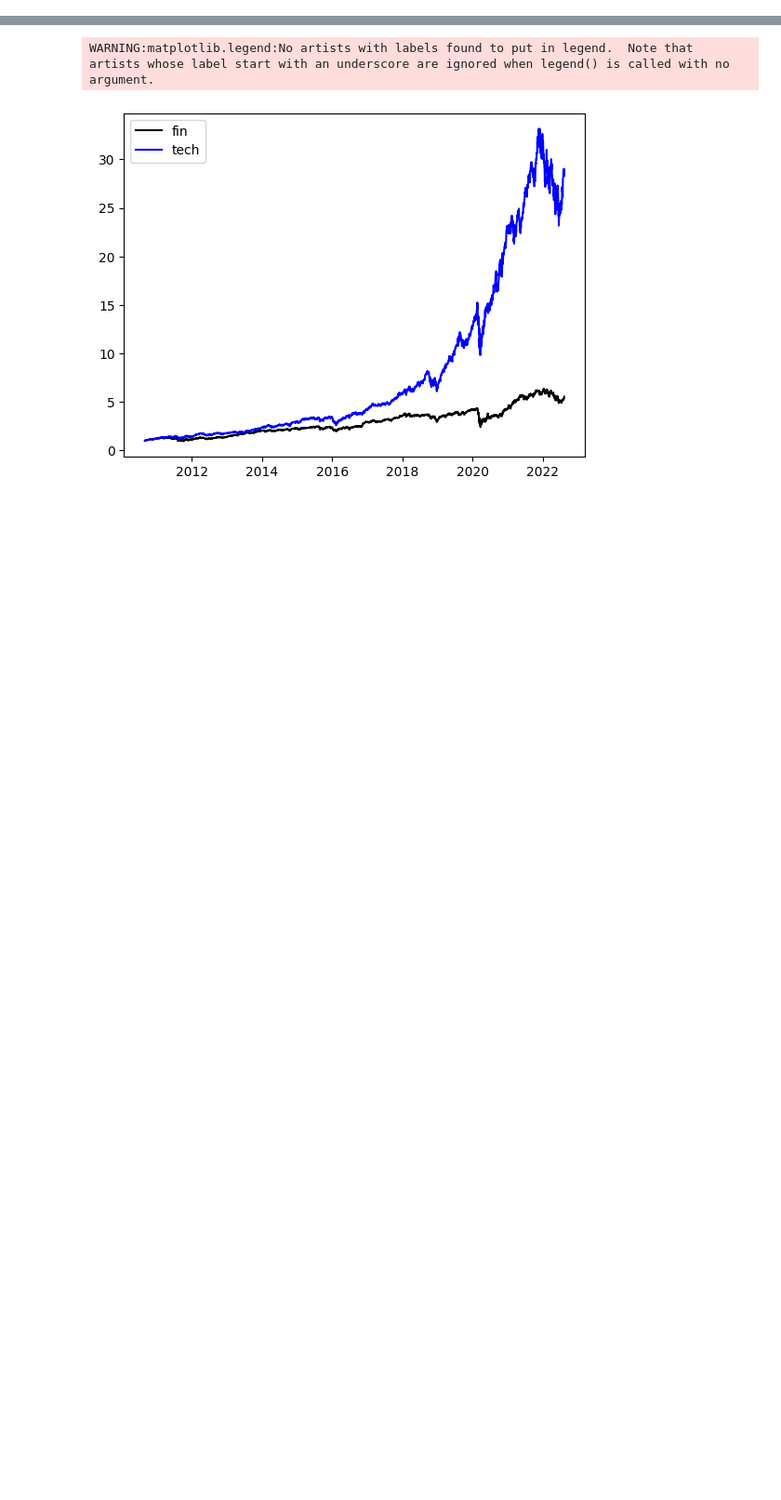
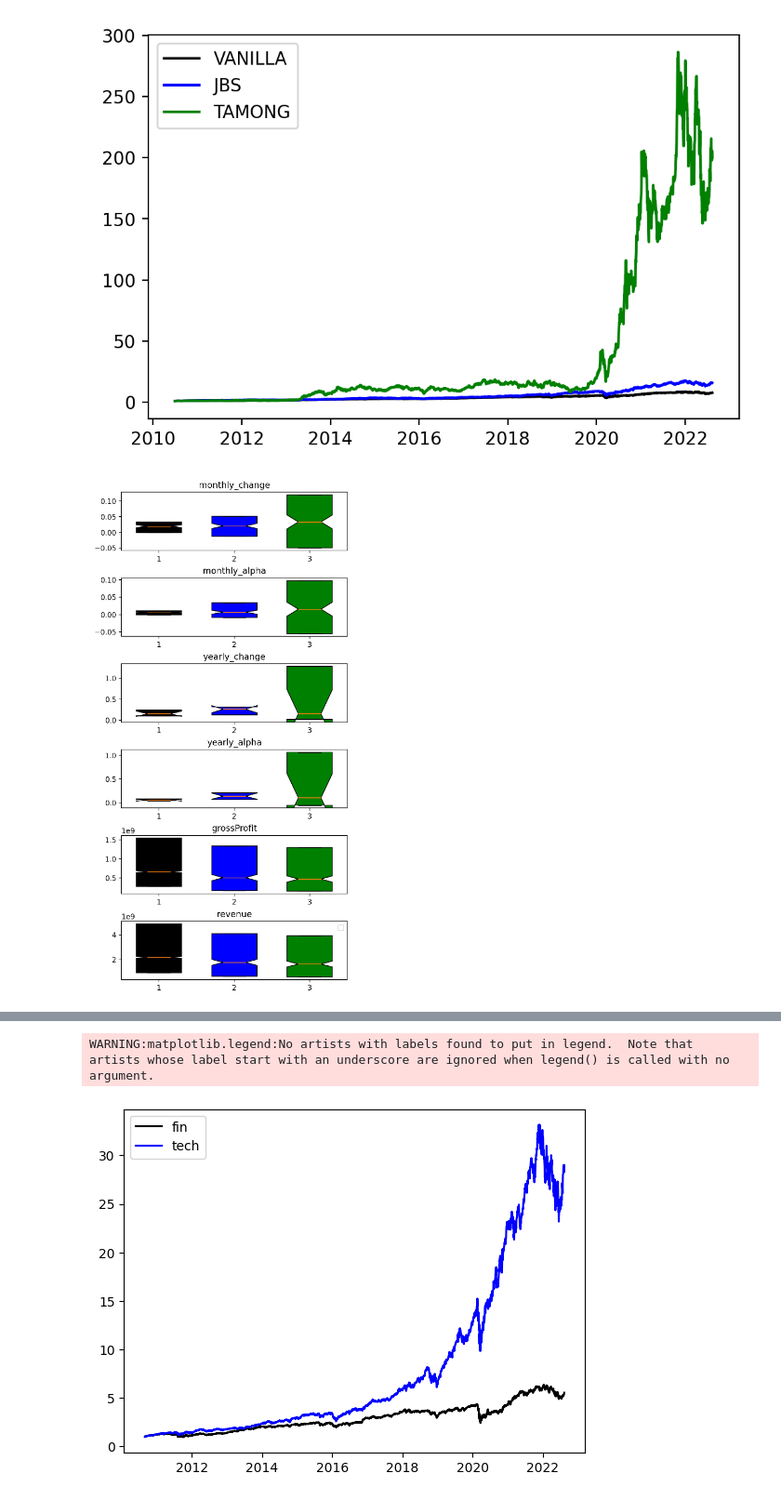
Before and after one commit to icsl-Jeon/EastFox, a Jupyter notebook: core/tester.ipynb, the cells around one changed output, grey strips where cells are left out. Shown at 93% size. Cells and saved outputs as stored; diff of their text form; code cells hidden in the pictures; blank space fills up the shorter version.

Commit message:
Refactor table keys

```diff
--- a/core/tester.ipynb
+++ b/core/tester.ipynb
@@ -63,7 +95,7 @@ filter_list = [filter_fin, filter_tech]
 # %%
 initial_holdings = [Asset(symbol=symbol) for symbol in snp500['symbol']]
-start_date = datetime.date(2010, 8, 30)
-end_date = datetime.date(2022, 8, 30)
+start_date = datetime.date(2010, 7, 1)
+end_date = datetime.date(2022, 8, 20)
 rebalance_dates = pd.date_range(start_date, end_date, freq='1Y', inclusive='both')
 
 strategist_list = []
@@ -79,5 +111,5 @@ analyst.reset()
 for strategist in strategist_list:
     analyst.write_report(strategist)
 
-analyst.update_assets_property(PropertyNameList.PER)
-analyst.update_assets_property(PropertyNameList.DIVIDEND_YIELD)
+analyst.update_assets_property(PropertyNameList.GROSS_PROFIT)
+analyst.update_assets_property(PropertyNameList.REVENUE)
@@ -83,0 +133,23 @@ analyst.update_assets_property(PropertyNameList.DIVIDEND_YIELD)
+# %%
+
+import matplotlib.pyplot as plt
+
+plt.rcParams['figure.dpi'] = 200  # default for me was 75
+
+plt.figure(1)
+analyst.draw_price_history()
+plt.legend()
+
+analyst.draw_property_distributions()
+plt.legend()
+
+from analyze import MarketIndexList, EconomicIndicatorList, EtcList
+from datetime import date
+
+target_history_list_dict = {TableNameList.MARKET_INDEX: [MarketIndexList.SNP500, MarketIndexList.TREASURY_10YEAR],
+                            TableNameList.ECONOMIC_INDICATOR: [EconomicIndicatorList.INFLATION_RATE],
+                            TableNameList.ETC: [EtcList.COVID, EtcList.BITCOIN]}
+
+plt.figure(4)
+analyst.draw_correlation_heatmap(target_history_list_dict, start_date, end_date)
+# %% [output]
@@ -83,0 +157,2 @@ analyst.update_assets_property(PropertyNameList.DIVIDEND_YIELD)
+[figure, added]
+[figure, added]
```
Also changed, not shown: parts of 6 cells of this notebook, 6 other files.
